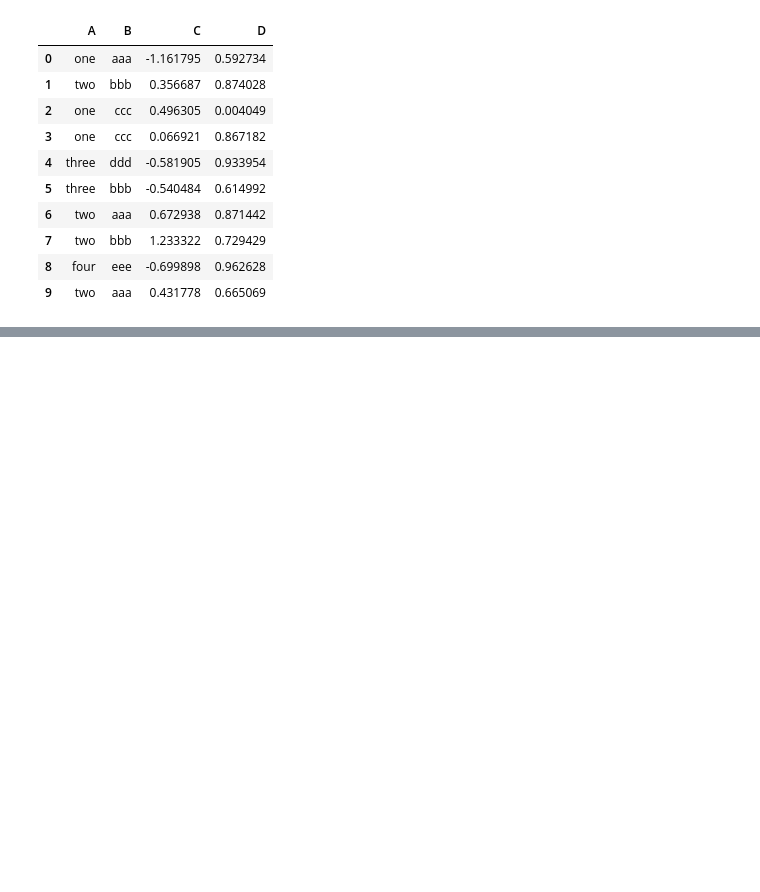
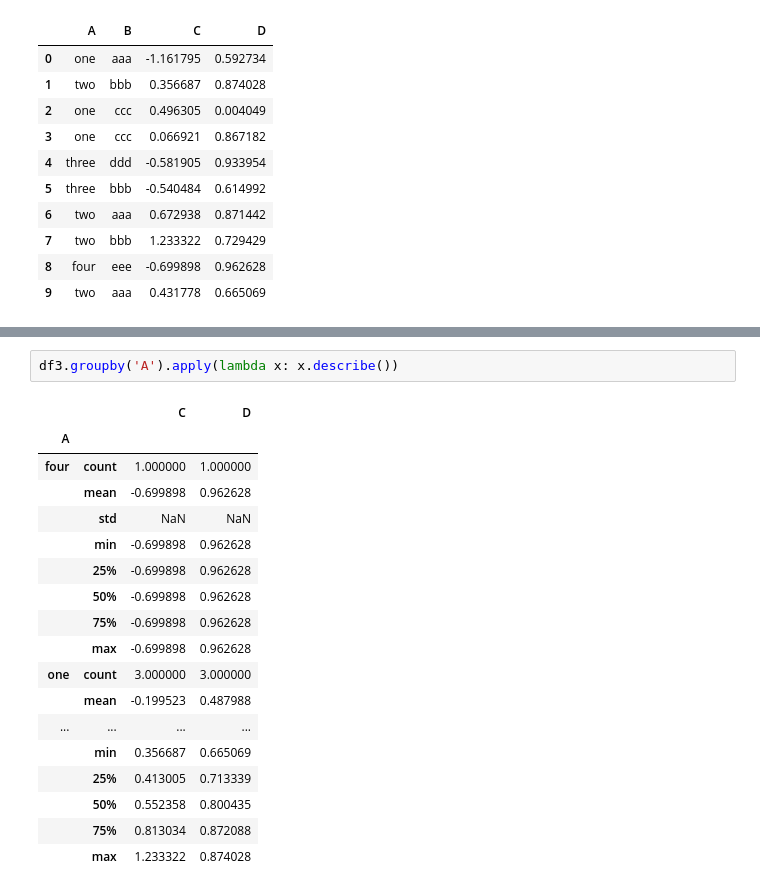
Before and after one commit to yash64/Python_Run-through, a Jupyter notebook: Python_Data+Analysis.ipynb, the cells around one changed output, grey strips where cells are left out. Drawn from its saved outputs; the diff is of its cells as text; blank space fills up the shorter version.

```diff
--- a/Python_Data+Analysis.ipynb
+++ b/Python_Data+Analysis.ipynb
@@ -558,0 +617,21 @@ g1.
+# %%
+df3.groupby('A').apply(lambda x: x.describe())
+# %% [output]
+|  |  | C | D |
+| A |  |  |  |
+| four | count | 1.000000 | 1.000000 |
+|  | mean | -0.699898 | 0.962628 |
+|  | std | NaN | NaN |
+|  | min | -0.699898 | 0.962628 |
+|  | 25% | -0.699898 | 0.962628 |
+|  | 50% | -0.699898 | 0.962628 |
+|  | 75% | -0.699898 | 0.962628 |
+|  | max | -0.699898 | 0.962628 |
+| one | count | 3.000000 | 3.000000 |
+|  | mean | -0.199523 | 0.487988 |
+| ... | ... | ... | ... |
+|  | min | 0.356687 | 0.665069 |
+|  | 25% | 0.413005 | 0.713339 |
+|  | 50% | 0.552358 | 0.800435 |
+|  | 75% | 0.813034 | 0.872088 |
+|  | max | 1.233322 | 0.874028 |
```
Also changed, not shown: parts of 31 cells of this notebook.
